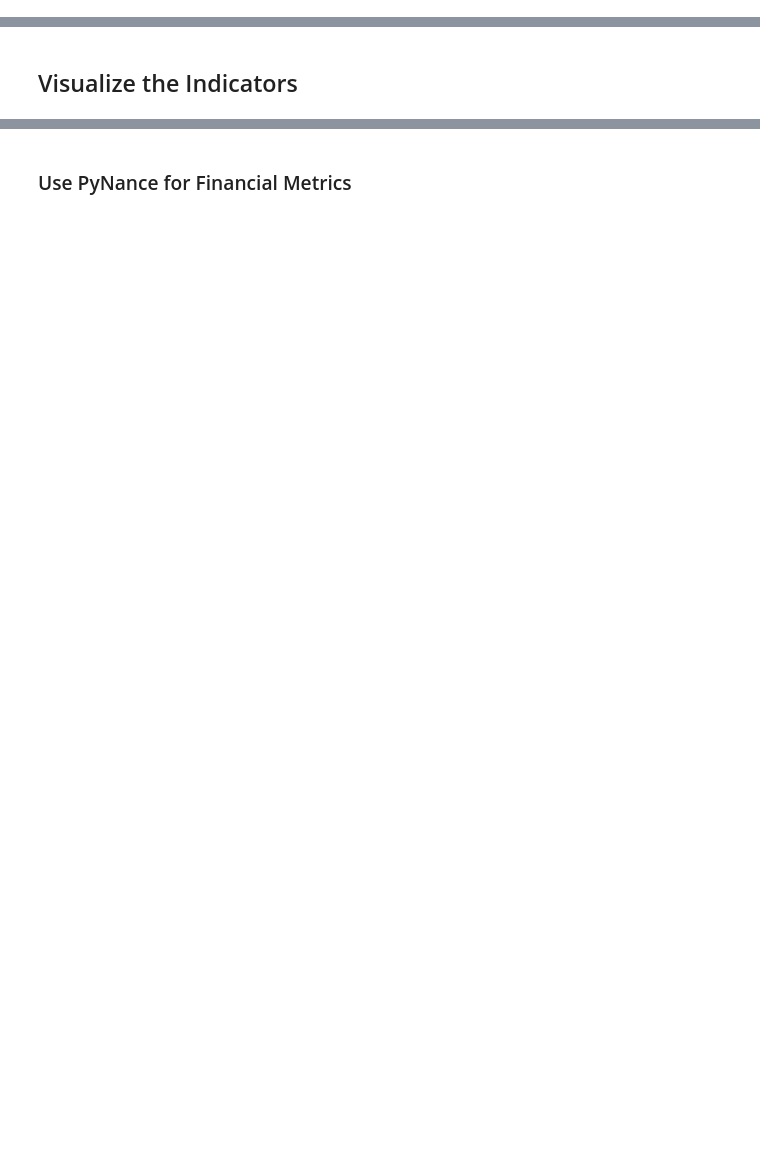
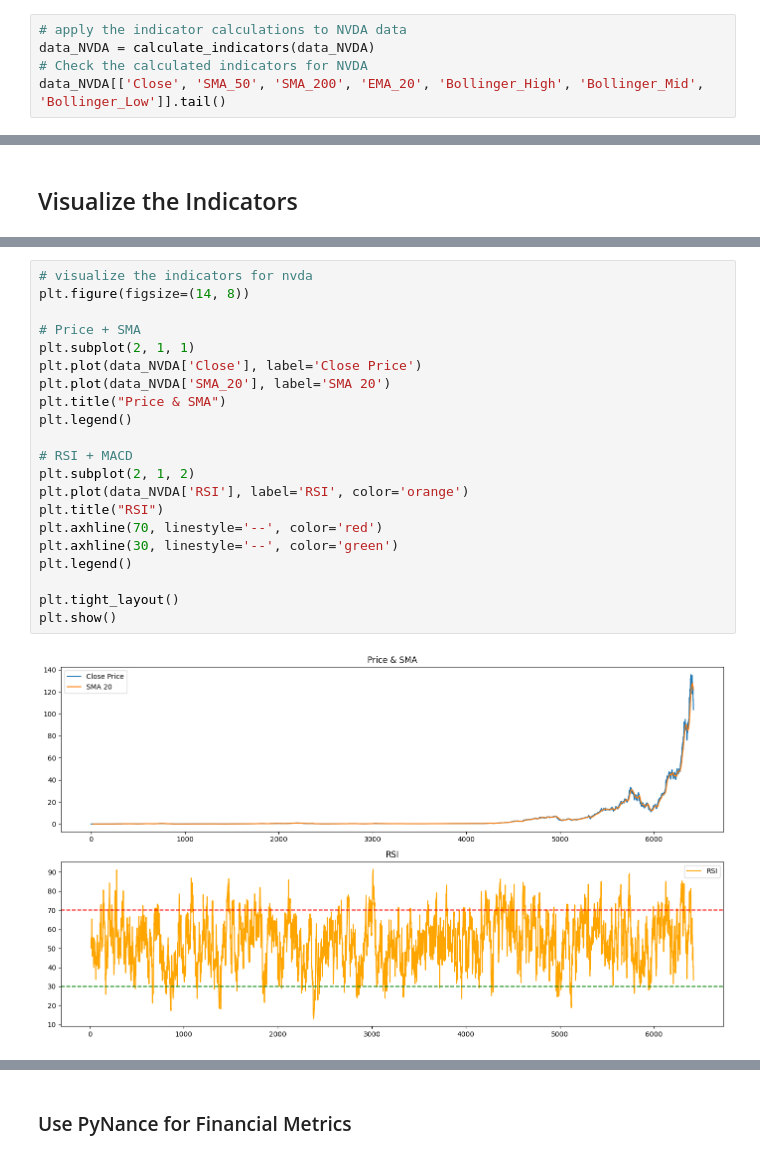
Before and after one commit to 5237-mests/stock-challenge-week-1, a Jupyter notebook: notebooks/eda_task-2.ipynb, the cells around one changed output, grey strips where cells are left out. Saved outputs shown, nothing was run; the diff lists cells and outputs as text; blank space fills up the shorter version.

```diff
--- a/notebooks/eda_task-2.ipynb
+++ b/notebooks/eda_task-2.ipynb
@@ -106,0 +143,5 @@ data_msft[['Close', 'SMA_50', 'SMA_200', 'EMA_20', 'Bollinger_High', 'Bollinger_
+# %%
+# apply the indicator calculations to NVDA data
+data_NVDA = calculate_indicators(data_NVDA)
+# Check the calculated indicators for NVDA
+data_NVDA[['Close', 'SMA_50', 'SMA_200', 'EMA_20', 'Bollinger_High', 'Bollinger_Mid', 'Bollinger_Low']].tail()
@@ -133,0 +263,23 @@ plt.show()
+# %%
+# visualize the indicators for nvda
+plt.figure(figsize=(14, 8))
+
+# Price + SMA
+plt.subplot(2, 1, 1)
+plt.plot(data_NVDA['Close'], label='Close Price')
+plt.plot(data_NVDA['SMA_20'], label='SMA 20')
+plt.title("Price & SMA")
+plt.legend()
+
+# RSI + MACD
+plt.subplot(2, 1, 2)
+plt.plot(data_NVDA['RSI'], label='RSI', color='orange')
+plt.title("RSI")
+plt.axhline(70, linestyle='--', color='red')
+plt.axhline(30, linestyle='--', color='green')
+plt.legend()
+
+plt.tight_layout()
+plt.show()
+# %% [output]
+[figure, added]
```
Also changed, not shown: parts of 10 cells of this notebook.
